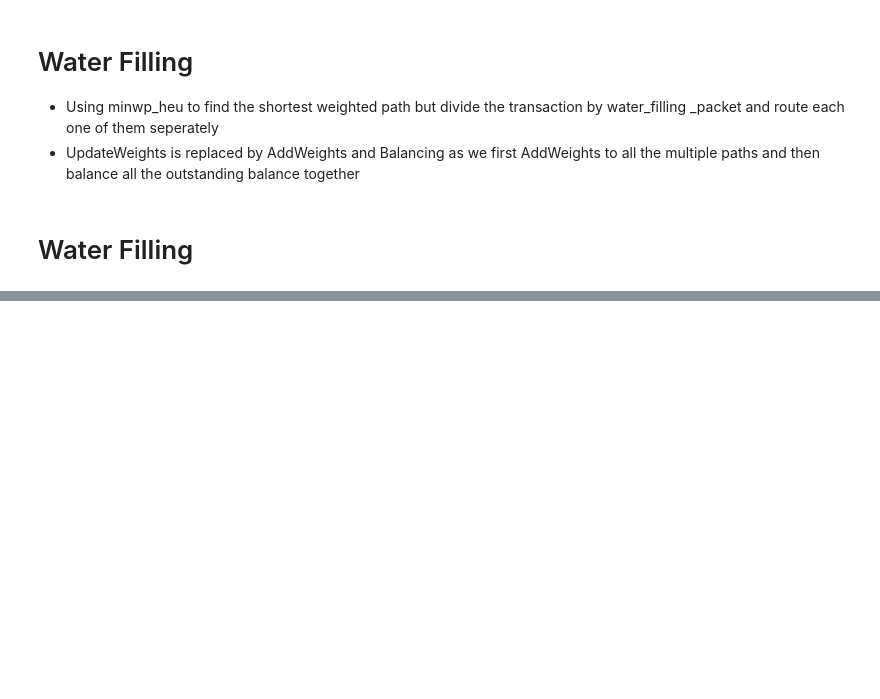
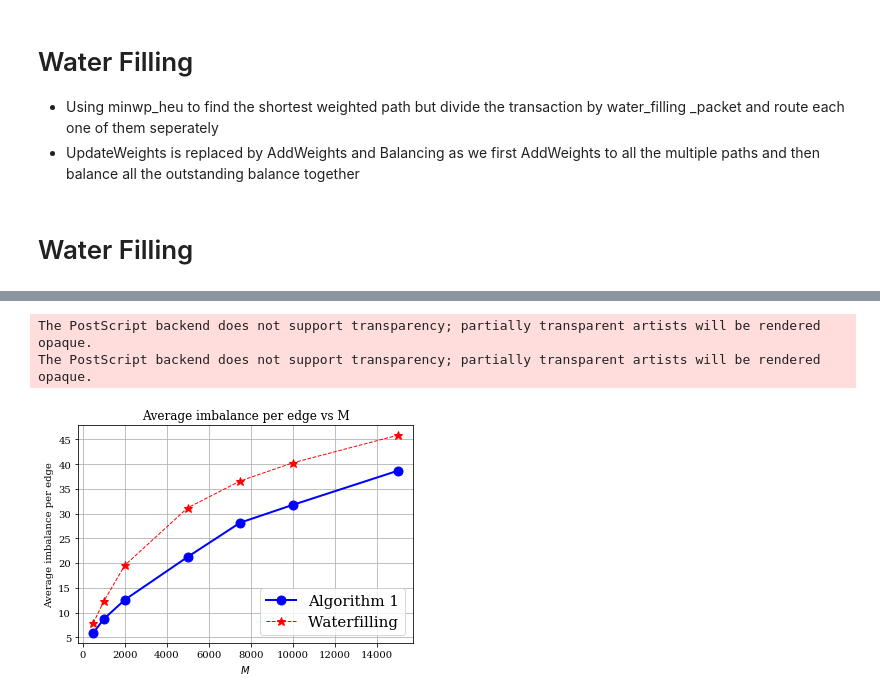
Before and after one commit to gt-coar/Blockchain_P2P, a Jupyter notebook: Ripple_Final.ipynb, the cells around one changed output, grey strips where cells are left out. Cells and saved outputs as stored; diff of their text form; code cells hidden in the pictures; blank space fills up the shorter version.

```diff
--- a/Ripple_Final.ipynb
+++ b/Ripple_Final.ipynb
@@ -267,0 +249,25 @@ imbalance ( 5 4 ) 1
+# %%
+import matplotlib.pyplot as plt
+import numpy
+from matplotlib import rcParams
+rcParams['font.family'] = 'serif'
+rcParams['font.sans-serif'] = ['Computer Modern']
+x=numpy.array([500,1000,2000,5000,7500,10000,15000])
+y=numpy.array([1171774,1733533,2507866,4242105,5623456,6339356,7716080])
+z=numpy.array([1569894,2449758,3900621,6224259,7305645,8036684,9151589])
+#w=numpy.array([53487,77930,89219,93451,94119])
+plt.figure(1)
+plt.plot(x,y/len(bi_edges),'bo-', label='Algorithm 1', linewidth=2, markersize=9)
+plt.plot(x, z/len(bi_edges), 'r*--',label='Waterfilling', linewidth=1, markersize=9)
+#plt.plot(x, w/len(tran), 'g*-',label='Algorithm 1 + Heuristic', linewidth=1, markersize=9)
+plt.xlabel('$M$')
+plt.ylabel('Average imbalance per edge')
+plt.title('Average imbalance per edge vs M')
+plt.grid(True)
+plt.legend(loc=4,prop={'size': 15})
+plt.savefig("imbalance.eps")
+plt.show()
+# %% [output]
+The PostScript backend does not support transparency; partially transparent artists will be rendered opaque.
+The PostScript backend does not support transparency; partially transparent artists will be rendered opaque.
+[figure, added]
```
Also changed, not shown: parts of 9 cells of this notebook, 1 other file.
